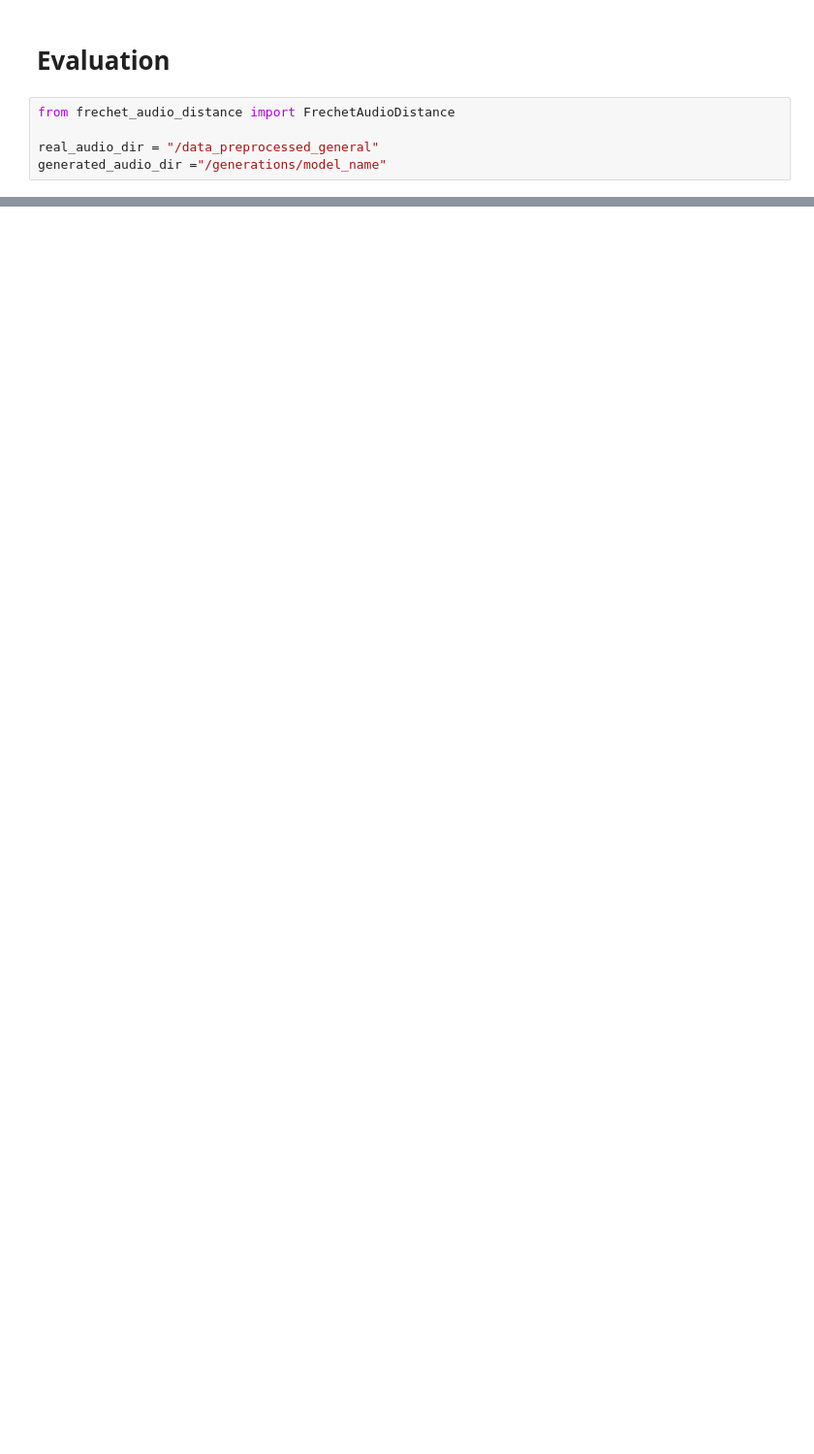
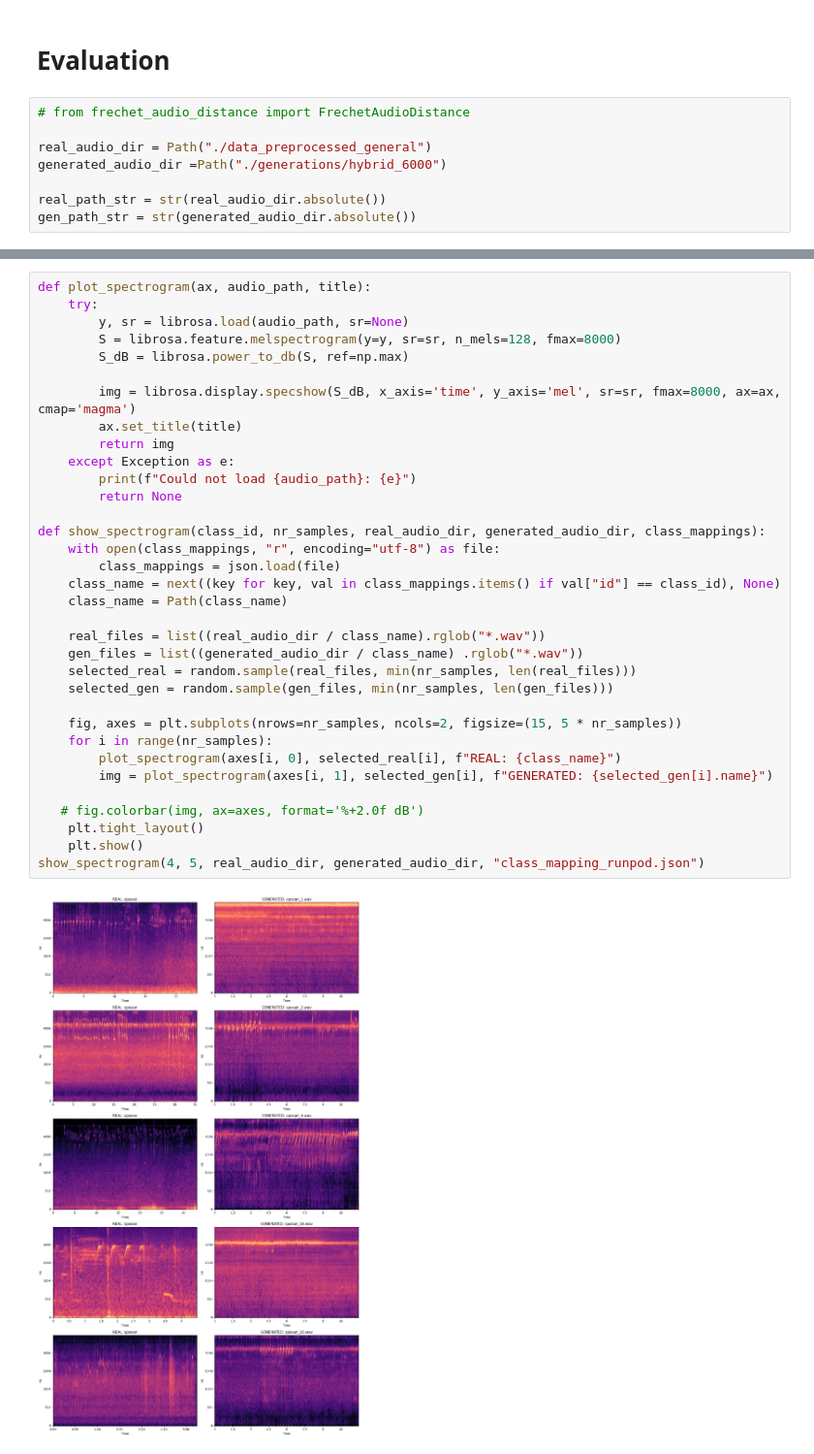
Before and after one commit to desolation676/Stable-Audio-Open-Birdcall-Generation, a Jupyter notebook: model_evaluation.ipynb, the cells around one changed output, grey strips where cells are left out. Shown at 97% size. Saved outputs shown, nothing was run; the diff lists cells and outputs as text; blank space fills up the shorter version.

Commit message:
update data_preprocessing.ipynb spectrograms in model_evaluation.ipynb

```diff
--- a/model_evaluation.ipynb
+++ b/model_evaluation.ipynb
@@ -93,7 +104,10 @@ print(device)
 # %% [markdown]
 # Evaluation
 # %%
-from frechet_audio_distance import FrechetAudioDistance
+# from frechet_audio_distance import FrechetAudioDistance
 
-real_audio_dir = "/data_preprocessed_general"
-generated_audio_dir ="/generations/model_name"
+real_audio_dir = Path("./data_preprocessed_general")
+generated_audio_dir =Path("./generations/hybrid_6000")
+
+real_path_str = str(real_audio_dir.absolute())
+gen_path_str = str(generated_audio_dir.absolute())
@@ -113,0 +135,36 @@ def evaluate_quality(real_audio_dir, generated_audio_dir):
+# %%
+def plot_spectrogram(ax, audio_path, title):
+    try:
+        y, sr = librosa.load(audio_path, sr=None)
+        S = librosa.feature.melspectrogram(y=y, sr=sr, n_mels=128, fmax=8000)
+        S_dB = librosa.power_to_db(S, ref=np.max)
+
+        img = librosa.display.specshow(S_dB, x_axis='time', y_axis='mel', sr=sr, fmax=8000, ax=ax, cmap='magma')
+        ax.set_title(title)
+        return img
+    except Exception as e:
+        print(f"Could not load {audio_path}: {e}")
+        return None
+
+def show_spectrogram(class_id, nr_samples, real_audio_dir, generated_audio_dir, class_mappings):
+    with open(class_mappings, "r", encoding="utf-8") as file:
+        class_mappings = json.load(file)
+    class_name = next((key for key, val in class_mappings.items() if val["id"] == class_id), None)
+    class_name = Path(class_name)
+
+    real_files = list((real_audio_dir / class_name).rglob("*.wav"))
+    gen_files = list((generated_audio_dir / class_name) .rglob("*.wav"))
+    selected_real = random.sample(real_files, min(nr_samples, len(real_files)))
+    selected_gen = random.sample(gen_files, min(nr_samples, len(gen_files)))
+
+    fig, axes = plt.subplots(nrows=nr_samples, ncols=2, figsize=(15, 5 * nr_samples))
+    for i in range(nr_samples):
+        plot_spectrogram(axes[i, 0], selected_real[i], f"REAL: {class_name}")
+        img = plot_spectrogram(axes[i, 1], selected_gen[i], f"GENERATED: {selected_gen[i].name}")
+
+   # fig.colorbar(img, ax=axes, format='%+2.0f dB')
+    plt.tight_layout()
+    plt.show()
+show_spectrogram(4, 5, real_audio_dir, generated_audio_dir, "class_mapping_runpod.json")
+# %% [output]
+[figure, added]
```
Also changed, not shown: parts of 8 cells of this notebook, 1 other file.
